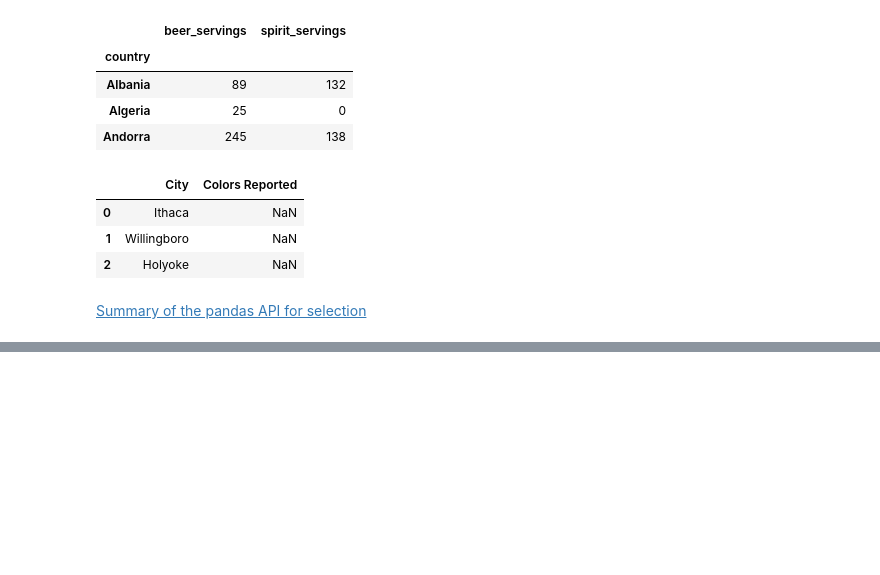
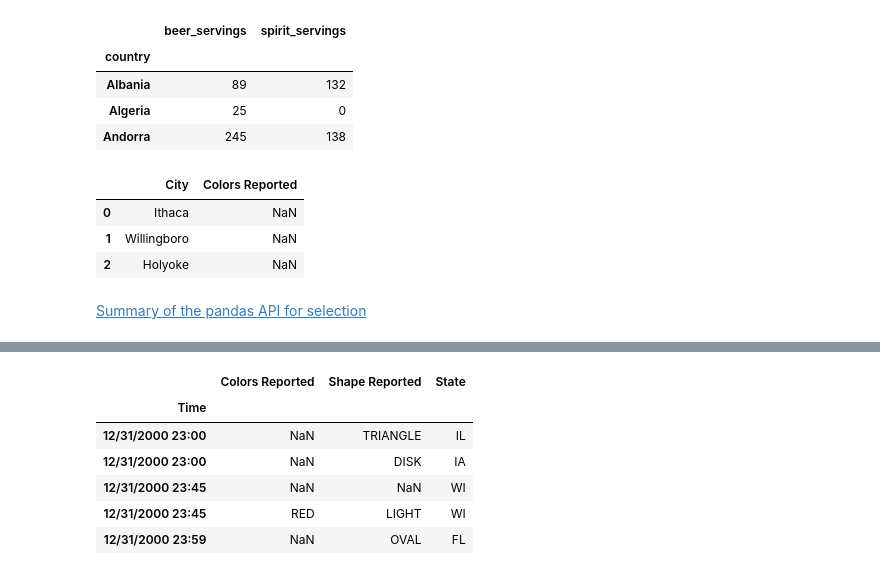
Before and after one commit to justmarkham/pandas-videos, a Jupyter notebook: pandas.ipynb, the cells around one changed output, grey strips where cells are left out. Drawn from its saved outputs; the diff is of its cells as text; code cells hidden in the pictures; blank space fills up the shorter version.

```diff
--- a/pandas.ipynb
+++ b/pandas.ipynb
@@ -1883,0 +1945,12 @@ ufo.ix[0:2, 0:2]
+# %%
+# use an assignment statement instead of the 'inplace' parameter
+ufo = ufo.set_index('Time')
+ufo.tail()
+# %% [output]
+|  | Colors Reported | Shape Reported | State |
+| Time |  |  |  |
+| 12/31/2000 23:00 | NaN | TRIANGLE | IL |
+| 12/31/2000 23:00 | NaN | DISK | IA |
+| 12/31/2000 23:45 | NaN | NaN | WI |
+| 12/31/2000 23:45 | RED | LIGHT | WI |
+| 12/31/2000 23:59 | NaN | OVAL | FL |
```
Also changed, not shown: parts of 12 cells of this notebook, 1 other file.
